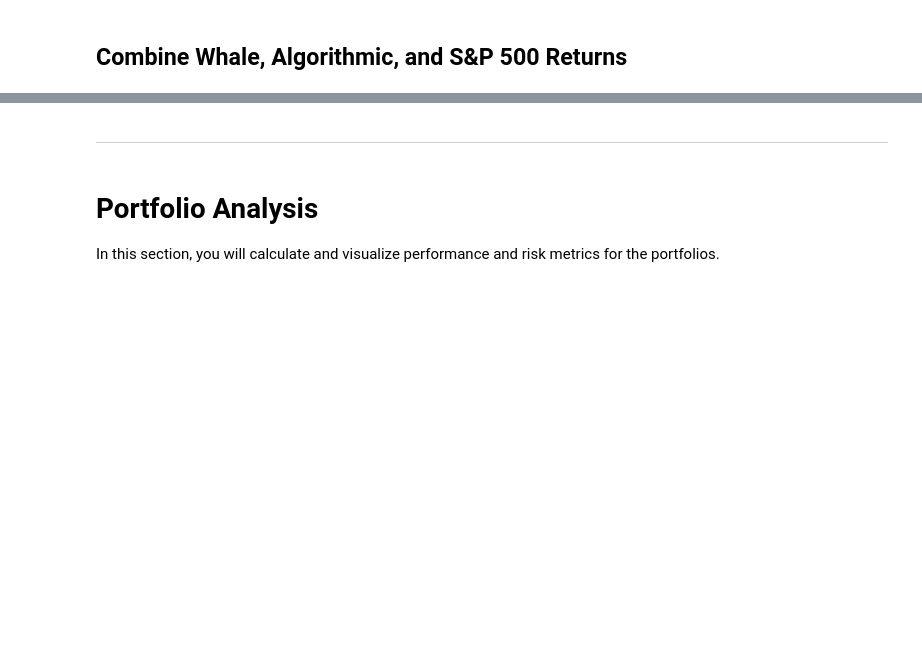
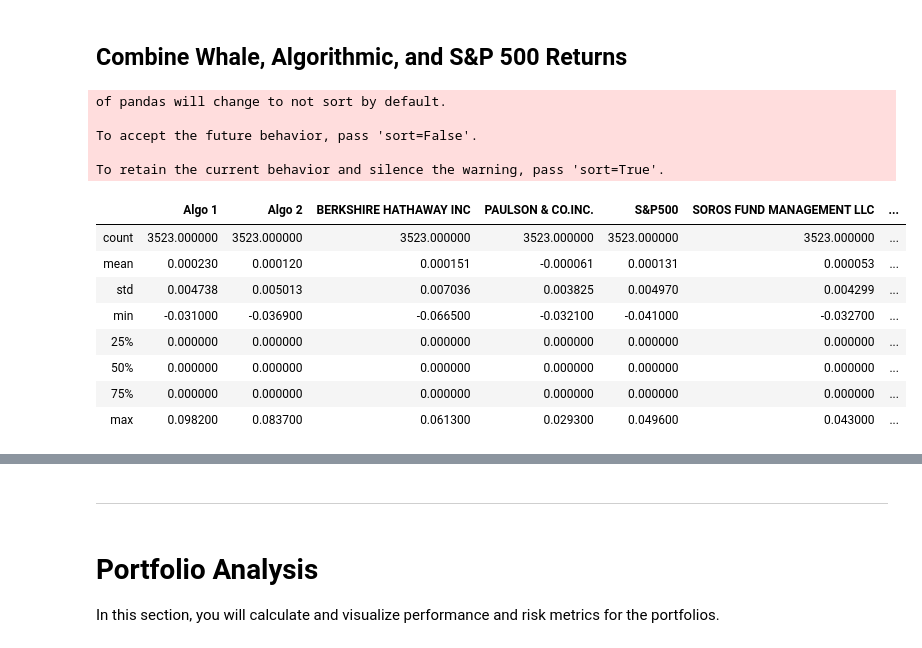
Before and after one commit to exposuretherapy/Pandas-Homework, a Jupyter notebook: whale_analysis.ipynb, the cells around one changed output, grey strips where cells are left out. Drawn from its saved outputs; the diff is of its cells as text; code cells hidden in the pictures; blank space fills up the shorter version.

```diff
--- a/whale_analysis.ipynb
+++ b/whale_analysis.ipynb
@@ -177,4 +175,11 @@ sp500_history_csv.head()
 ## Combine Whale, Algorithmic, and S&P 500 Returns
 # %%
 # Concatenate all DataFrames into a single DataFrame
-# YOUR CODE HERE
+returns_daily = pd.concat([sp500_history_csv,algo_returns_csv,whale_returns_csv])
+# pandas.concat([df1,df2]).drop_duplicates().reset_index(drop=True)
+# %% [output]
+of pandas will change to not sort by default.
+
+To accept the future behavior, pass 'sort=False'.
+
+To retain the current behavior and silence the warning, pass 'sort=True'.
@@ -180,0 +190,12 @@ sp500_history_csv.head()
+# %%
+returns_daily.describe()
+# %% [output]
+|  | Algo 1 | Algo 2 | BERKSHIRE HATHAWAY INC | PAULSON & CO.INC. | S&P500 | SOROS FUND MANAGEMENT LLC | ... |
+| count | 3523.000000 | 3523.000000 | 3523.000000 | 3523.000000 | 3523.000000 | 3523.000000 | ... |
+| mean | 0.000230 | 0.000120 | 0.000151 | -0.000061 | 0.000131 | 0.000053 | ... |
+| std | 0.004738 | 0.005013 | 0.007036 | 0.003825 | 0.004970 | 0.004299 | ... |
+| min | -0.031000 | -0.036900 | -0.066500 | -0.032100 | -0.041000 | -0.032700 | ... |
+| 25% | 0.000000 | 0.000000 | 0.000000 | 0.000000 | 0.000000 | 0.000000 | ... |
+| 50% | 0.000000 | 0.000000 | 0.000000 | 0.000000 | 0.000000 | 0.000000 | ... |
+| 75% | 0.000000 | 0.000000 | 0.000000 | 0.000000 | 0.000000 | 0.000000 | ... |
+| max | 0.098200 | 0.083700 | 0.061300 | 0.029300 | 0.049600 | 0.043000 | ... |
```
Also changed, not shown: parts of 32 cells of this notebook.
